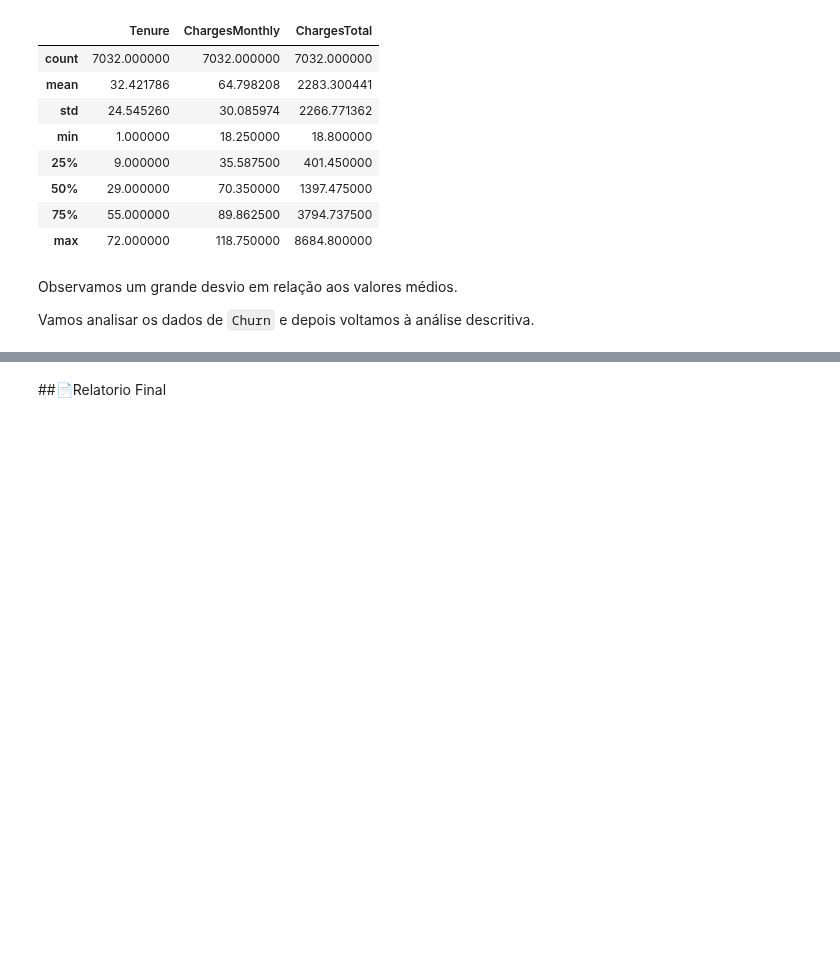
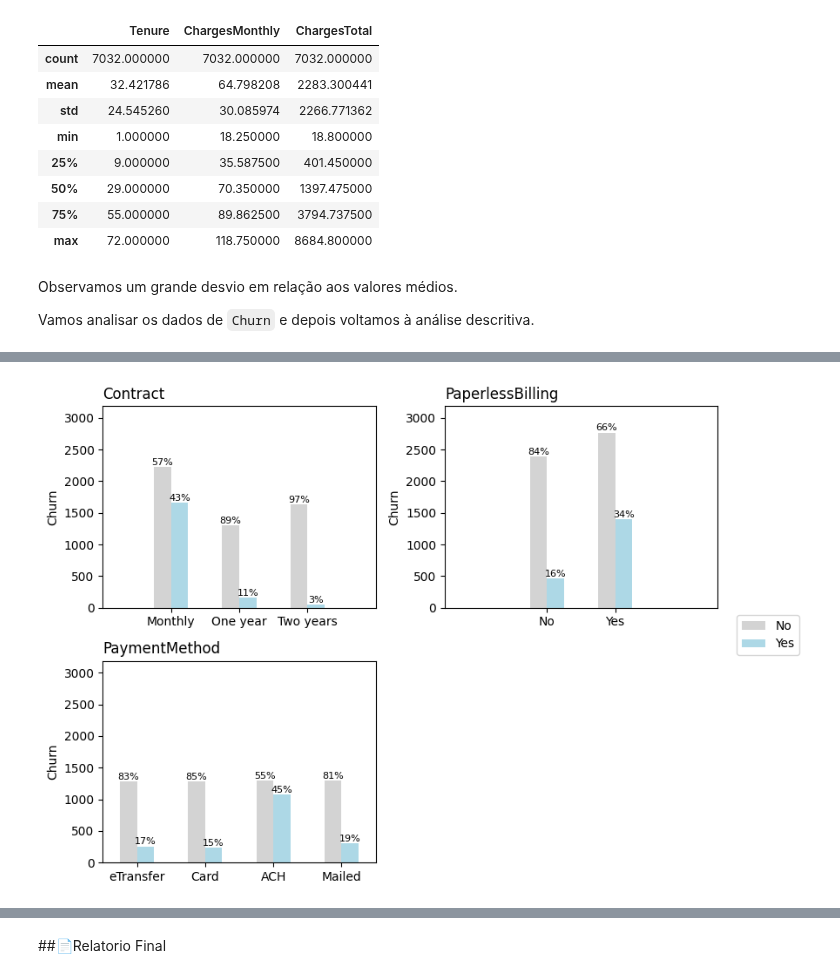
Before and after one commit to rafaelreisramos/oracle-one, a Jupyter notebook: challenge-telecom-x/TelecomX_BR.ipynb, the cells around one changed output, grey strips where cells are left out. Cells and saved outputs as stored; diff of their text form; code cells hidden in the pictures; blank space fills up the shorter version.

```diff
--- a/challenge-telecom-x/TelecomX_BR.ipynb
+++ b/challenge-telecom-x/TelecomX_BR.ipynb
@@ -385,0 +467,7 @@ plt.show()
+# %%
+fig, ax = subplots(2, 2, ['Contract', 'PaperlessBilling', 'PaymentMethod'], (0,3000), (8,6), skip=[3])
+ax[0].set_xticklabels(['Monthly', 'One year', 'Two years'])
+ax[2].set_xticklabels(['eTransfer', 'Card', 'ACH', 'Mailed'])
+plt.show()
+# %% [output]
+[figure, added]
```
Also changed, not shown: parts of 6 cells of this notebook.
